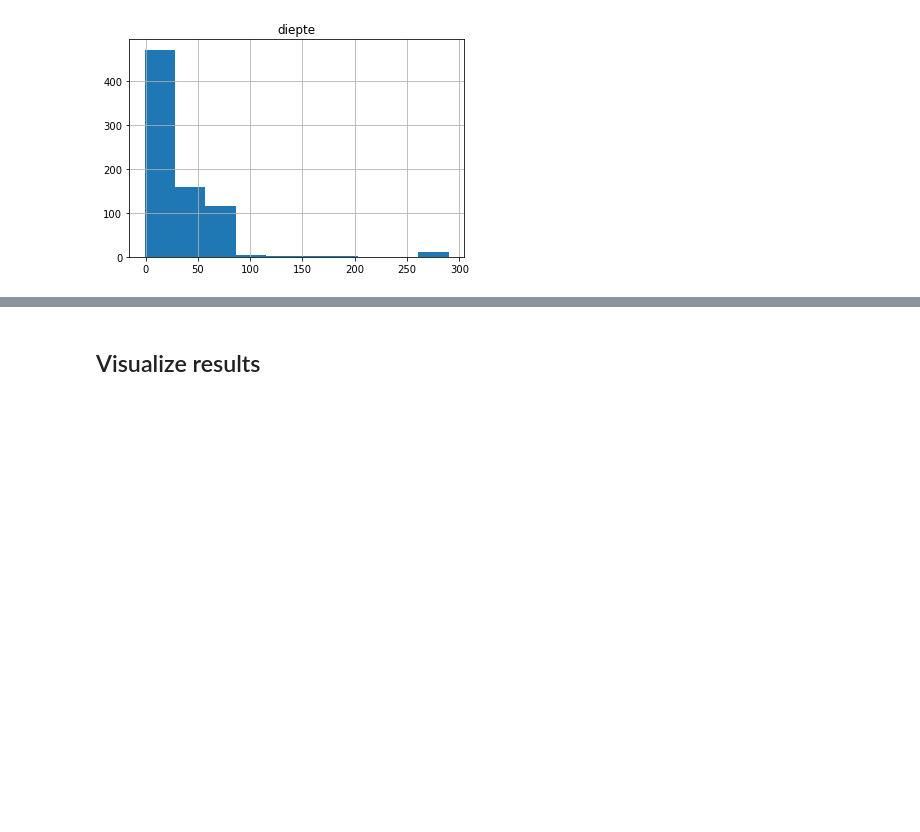
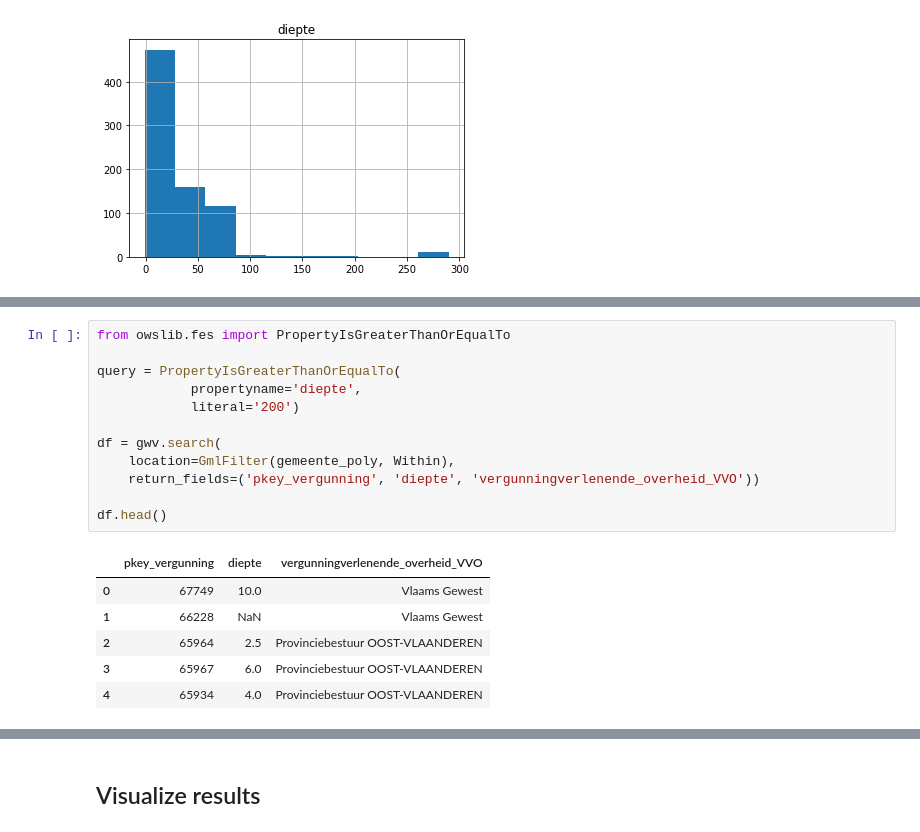
Before and after one commit to DOV-Vlaanderen/pydov, a Jupyter notebook: docs/notebooks/search_gw_permits.ipynb, the cells around one changed output, grey strips where cells are left out. Drawn from its saved outputs; the diff is of its cells as text; blank space fills up the shorter version.

```diff
--- a/docs/notebooks/search_gw_permits.ipynb
+++ b/docs/notebooks/search_gw_permits.ipynb
@@ -272,0 +200,19 @@ df.head()
+# %%
+from owslib.fes import PropertyIsGreaterThanOrEqualTo
+
+query = PropertyIsGreaterThanOrEqualTo(
+            propertyname='diepte',
+            literal='200')
+
+df = gwv.search(
+    location=GmlFilter(gemeente_poly, Within),
+    return_fields=('pkey_vergunning', 'diepte', 'vergunningverlenende_overheid_VVO'))
+
+df.head()
+# %% [output]
+|  | pkey_vergunning | diepte | vergunningverlenende_overheid_VVO |
+| 0 | 67749 | 10.0 | Vlaams Gewest |
+| 1 | 66228 | NaN | Vlaams Gewest |
+| 2 | 65964 | 2.5 | Provinciebestuur OOST-VLAANDEREN |
+| 3 | 65967 | 6.0 | Provinciebestuur OOST-VLAANDEREN |
+| 4 | 65934 | 4.0 | Provinciebestuur OOST-VLAANDEREN |
```
Also changed, not shown: parts of 20 cells of this notebook.
